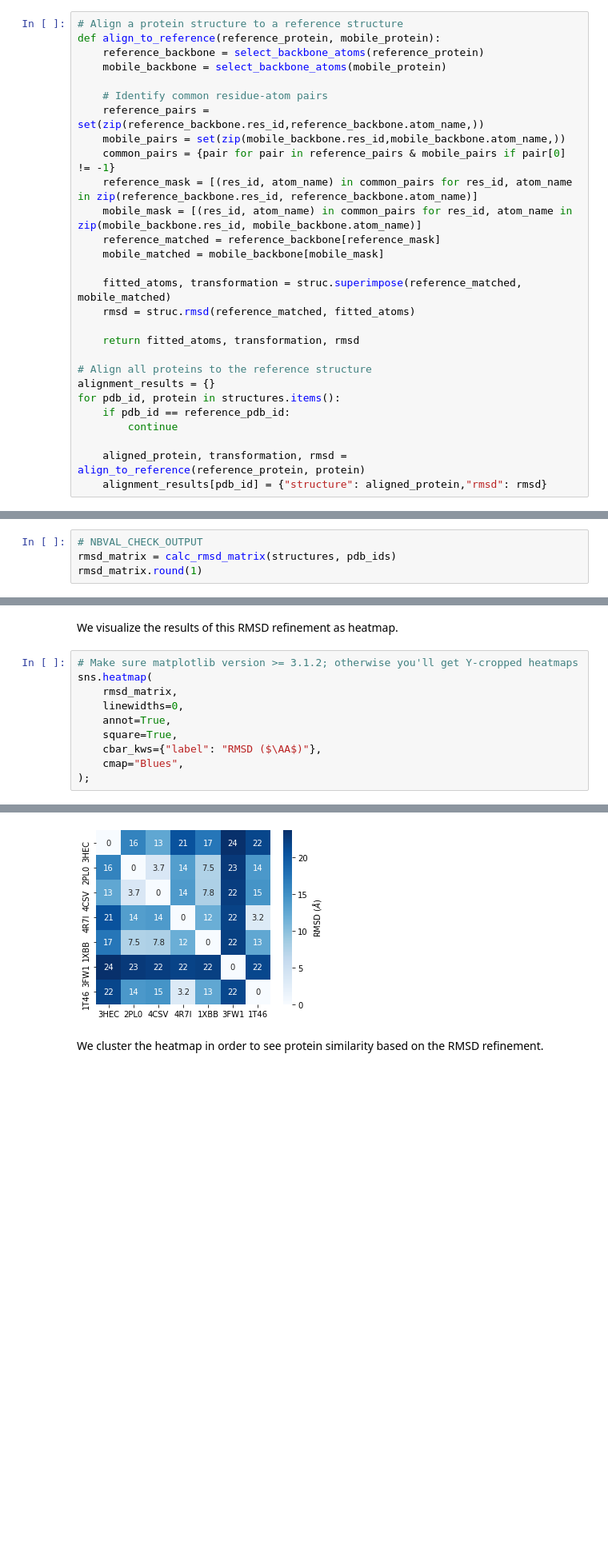
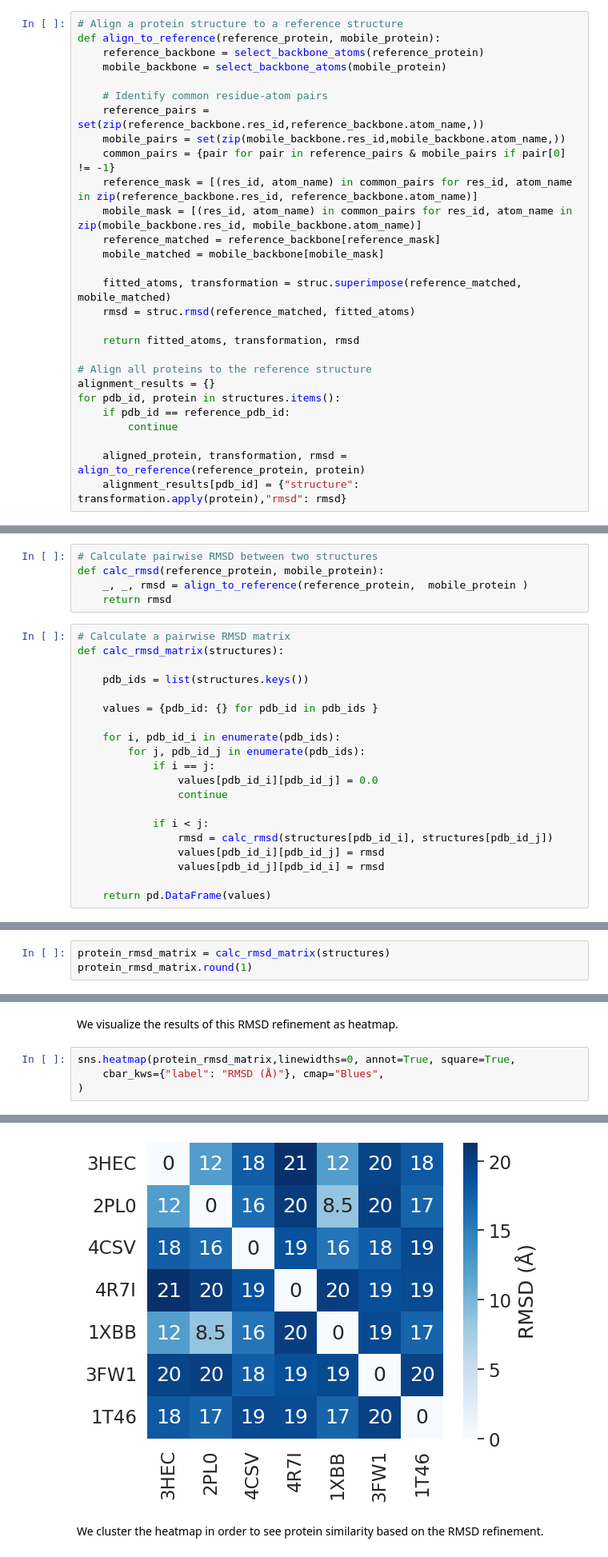
Before and after one commit to IdaDeVries/teachopencadd, a Jupyter notebook: talktorials/T010_binding_site_comparison/talktorial.ipynb, the cells around one changed output, grey strips where cells are left out. Shown at 80% size. Drawn from its saved outputs; the diff is of its cells as text; blank space fills up the shorter version.

```diff
--- a/talktorials/T010_binding_site_comparison/talktorial.ipynb
+++ b/talktorials/T010_binding_site_comparison/talktorial.ipynb
@@ -399,7 +400,7 @@ for pdb_id, protein in structures.items():
         continue
 
     aligned_protein, transformation, rmsd = align_to_reference(reference_protein, protein)
-    alignment_results[pdb_id] = {"structure": aligned_protein,"rmsd": rmsd}
+    alignment_results[pdb_id] = {"structure": transformation.apply(protein),"rmsd": rmsd}
 # %%
 # TODO: Replace the temporary BiotiteStructure adapter with a proper
 # Biotite → NGLView adaptor that exports structure data cleanly
@@ -495,8 +448,32 @@ def calc_rmsd_matrix(structures, names):
+# %%
+# Calculate pairwise RMSD between two structures
+def calc_rmsd(reference_protein, mobile_protein):
+    _, _, rmsd = align_to_reference(reference_protein,  mobile_protein )
+    return rmsd
+# %%
+# Calculate a pairwise RMSD matrix
+def calc_rmsd_matrix(structures):
+
+    pdb_ids = list(structures.keys())
+
+    values = {pdb_id: {} for pdb_id in pdb_ids }
+
+    for i, pdb_id_i in enumerate(pdb_ids):
+        for j, pdb_id_j in enumerate(pdb_ids):
+            if i == j:
+                values[pdb_id_i][pdb_id_j] = 0.0
+                continue
+
+            if i < j:
+                rmsd = calc_rmsd(structures[pdb_id_i], structures[pdb_id_j])
+                values[pdb_id_i][pdb_id_j] = rmsd
+                values[pdb_id_j][pdb_id_i] = rmsd
+
+    return pd.DataFrame(values)
 # %% [markdown]
 ### Get pairwise RMSD (full protein)
 # %%
-# NBVAL_CHECK_OUTPUT
-rmsd_matrix = calc_rmsd_matrix(structures, pdb_ids)
-rmsd_matrix.round(1)
+protein_rmsd_matrix = calc_rmsd_matrix(structures)
+protein_rmsd_matrix.round(1)
 # %% [output]
 |  | 3HEC | 2PL0 | 4CSV | 4R7I | 1XBB | 3FW1 | 1T46 |
@@ -510,13 +487,7 @@ rmsd_matrix.round(1)
 # %% [markdown]
 We visualize the results of this RMSD refinement as heatmap.
 # %%
-# Make sure matplotlib version >= 3.1.2; otherwise you'll get Y-cropped heatmaps
-sns.heatmap(
-    rmsd_matrix,
-    linewidths=0,
-    annot=True,
-    square=True,
-    cbar_kws={"label": "RMSD ($\AA$)"},
-    cmap="Blues",
-);
+sns.heatmap(protein_rmsd_matrix,linewidths=0, annot=True, square=True,
+    cbar_kws={"label": "RMSD (Å)"}, cmap="Blues",
+)
 # %% [output]
@@ -523,4 +495,4 @@ sns.heatmap(
-[figure, old version]
+[figure, new version]
 # %% [markdown]
 We cluster the heatmap in order to see protein similarity based on the RMSD refinement.
 # %%
```
Also changed, not shown: parts of 45 cells of this notebook, 9 other files.
